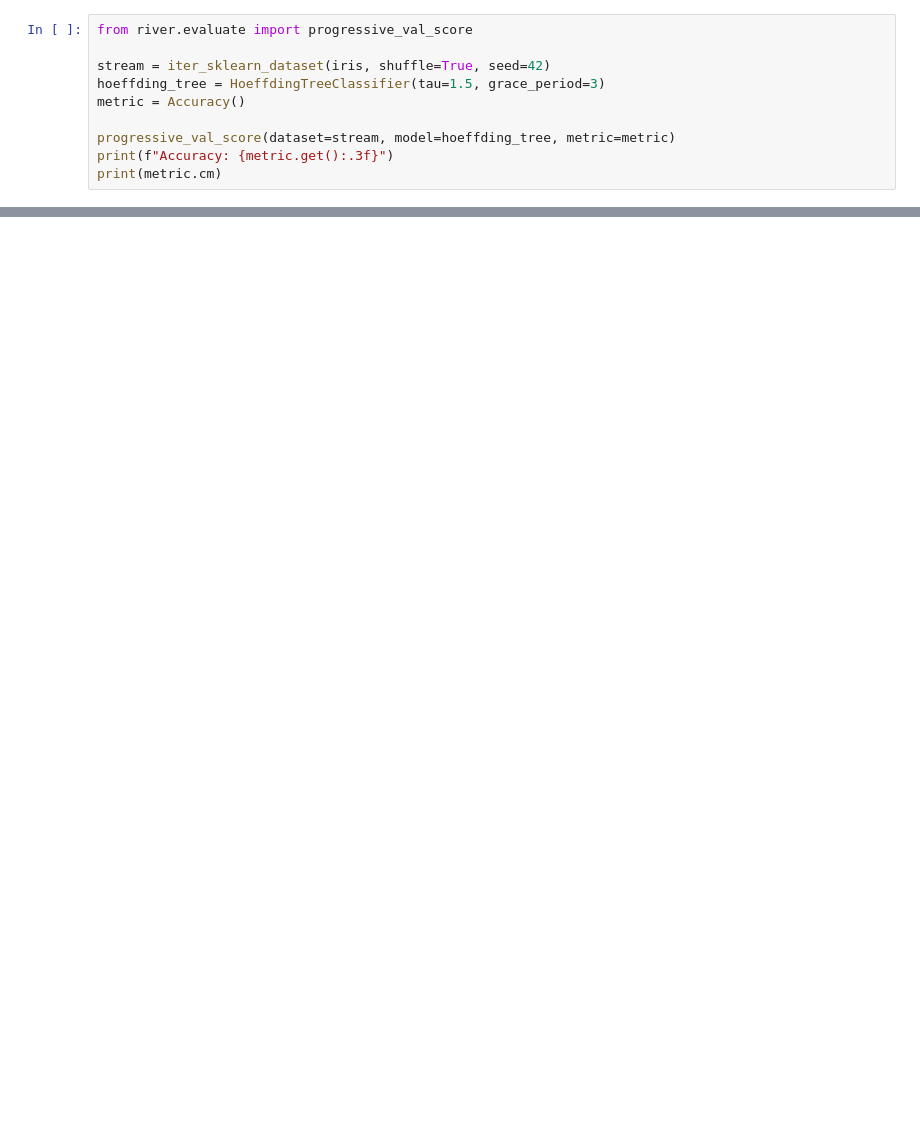
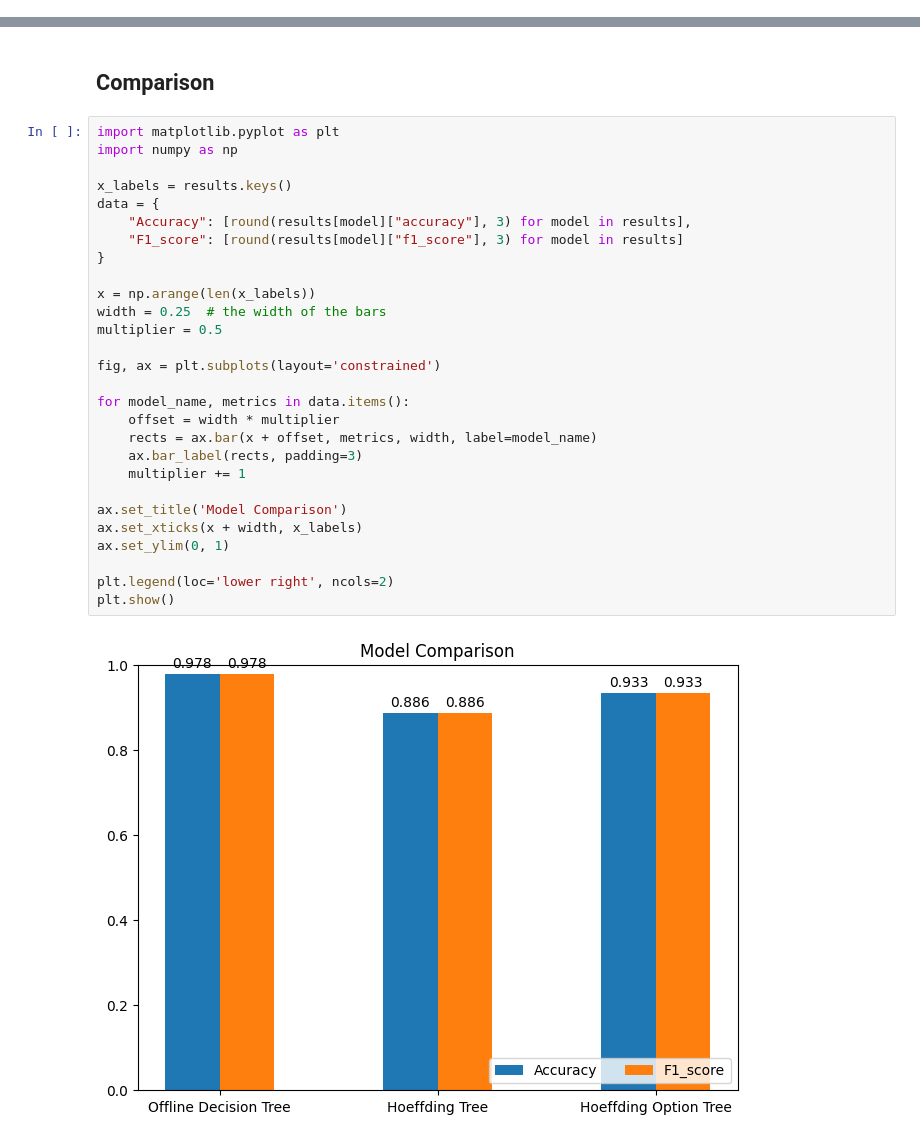
Before and after one commit to francescogrillea/HoeffdingOptionTree, a Jupyter notebook: demo.ipynb, the cells around one changed output, grey strips where cells are left out. Cells and saved outputs as stored; diff of their text form; blank space fills up the shorter version.

Commit message:
add comparison plot

```diff
--- a/demo.ipynb
+++ b/demo.ipynb
@@ -80,10 +85,0 @@ Model accuracy: 0.8859
-# %%
-from river.evaluate import progressive_val_score
-
-stream = iter_sklearn_dataset(iris, shuffle=True, seed=42)
-hoeffding_tree = HoeffdingTreeClassifier(tau=1.5, grace_period=3)
-metric = Accuracy()
-
-progressive_val_score(dataset=stream, model=hoeffding_tree, metric=metric)
-print(f"Accuracy: {metric.get():.3f}")
-print(metric.cm)
@@ -136,0 +118,32 @@ Accuracy: 0.899
+# %% [markdown]
+## Comparison
+# %%
+import matplotlib.pyplot as plt
+import numpy as np
+
+x_labels = results.keys()
+data = {
+    "Accuracy": [round(results[model]["accuracy"], 3) for model in results],
+    "F1_score": [round(results[model]["f1_score"], 3) for model in results]
+}
+
+x = np.arange(len(x_labels))
+width = 0.25  # the width of the bars
+multiplier = 0.5
+
+fig, ax = plt.subplots(layout='constrained')
+
+for model_name, metrics in data.items():
+    offset = width * multiplier
+    rects = ax.bar(x + offset, metrics, width, label=model_name)
+    ax.bar_label(rects, padding=3)
+    multiplier += 1
+
+ax.set_title('Model Comparison')
+ax.set_xticks(x + width, x_labels)
+ax.set_ylim(0, 1)
+
+plt.legend(loc='lower right', ncols=2)
+plt.show()
+# %% [output]
+[figure, added]
```
Also changed, not shown: parts of 13 cells of this notebook.
